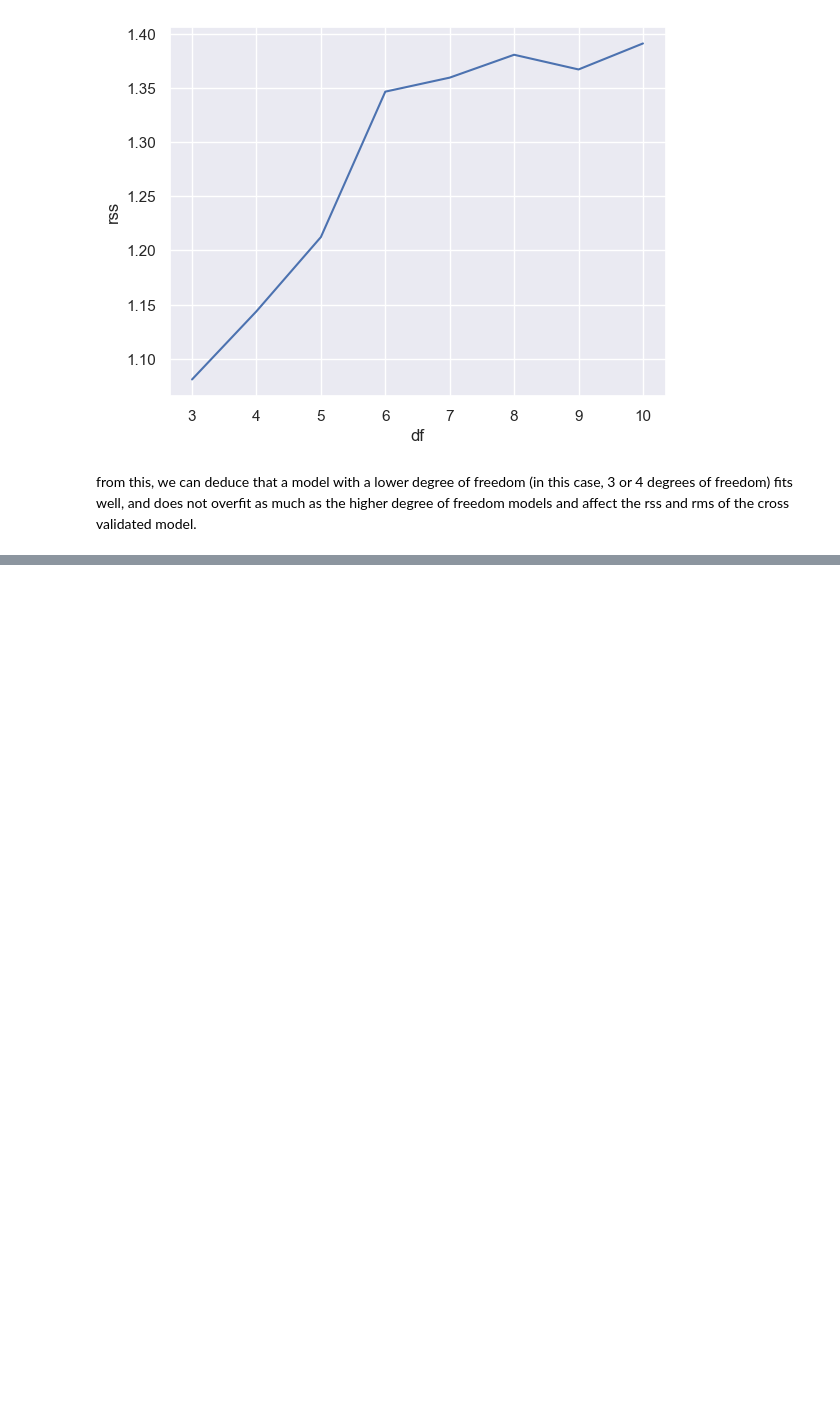
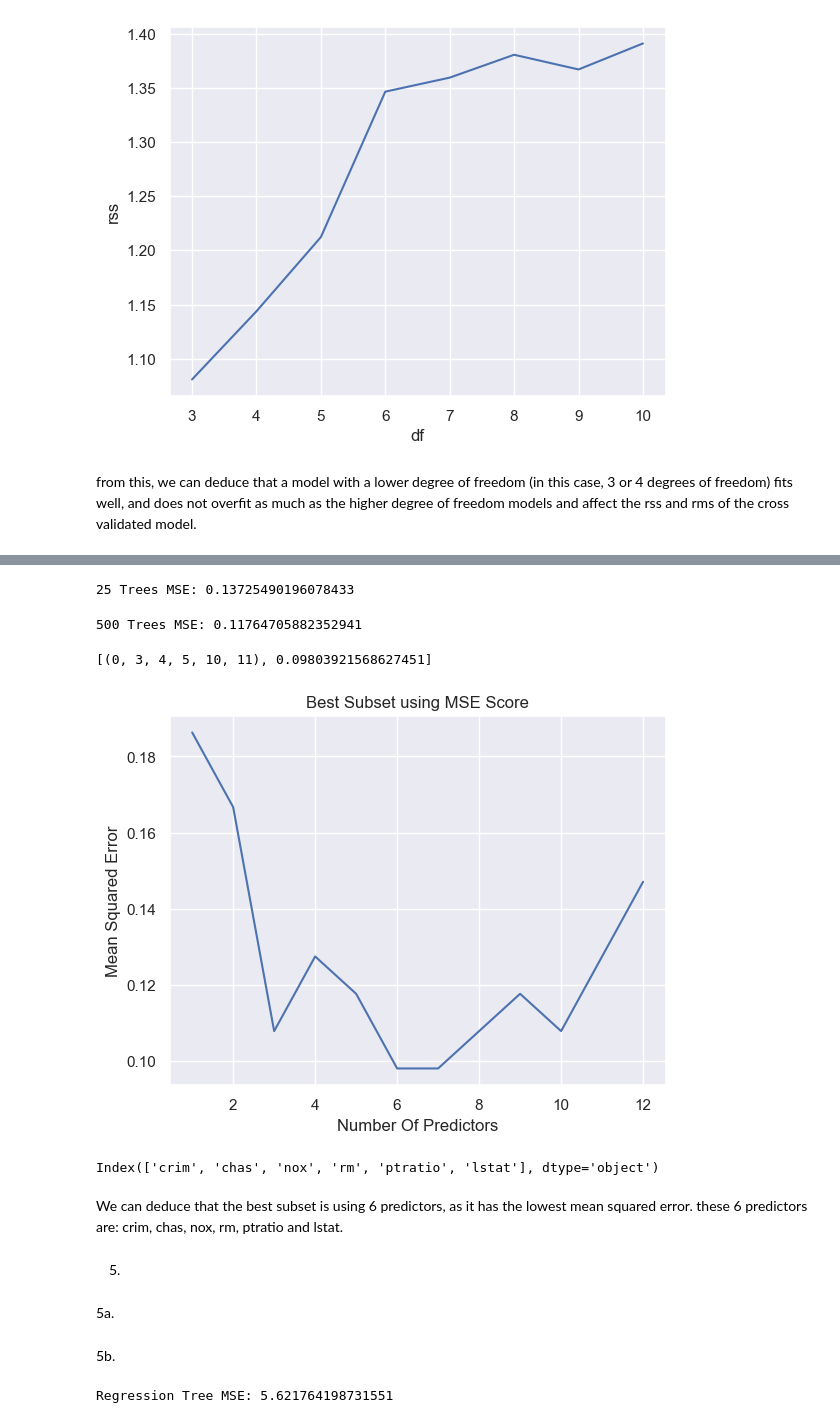
Before and after one commit to bhnord/CS4342, a Jupyter notebook: Assignment 5 Code/Assignment5.ipynb, the cells around one changed output, grey strips where cells are left out. Drawn from its saved outputs; the diff is of its cells as text; code cells hidden in the pictures; blank space fills up the shorter version.

```diff
--- a/Assignment 5 Code/Assignment5.ipynb
+++ b/Assignment 5 Code/Assignment5.ipynb
@@ -585,0 +620,25 @@ from this, we can deduce that a model with a lower degree of freedom (in this ca
+# %%
+# separate predictors and response variables
+x = boston.drop(['medv'], axis=1)
+x = x.drop(['medv1'], axis=1)
+y = boston.medv1
+
+x_train, x_test, y_train, y_test = train_test_split(x, y, test_size=0.20)
+
+# 25 Trees
+clf = RandomForestClassifier(random_state=5 ,n_estimators = 25).fit(x_train, y_train)
+y_pred = clf.predict(x_test)
+
+# mean squared error
+print("25 Trees MSE:", mean_squared_error(y_test, y_pred))
+# %% [output]
+25 Trees MSE: 0.13725490196078433
+# %%
+# can use the same split data from before to see how it compares, now with 500 trees
+clf = RandomForestClassifier(random_state=5, n_estimators=500).fit(x_train, y_train)
+y_pred = clf.predict(x_test)
+
+# mean squared error
+print("500 Trees MSE:", mean_squared_error(y_test, y_pred))
+# %% [output]
+500 Trees MSE: 0.11764705882352941
@@ -585,0 +671,39 @@ from this, we can deduce that a model with a lower degree of freedom (in this ca
+# %%
+def calc_best_score(estimator, x_train, y_train, best_size_subset, stepwise=False):
+    best_score = np.inf
+
+    best_subset = None
+    list_scores = []
+    for subset in best_size_subset:
+        predictions = estimator.fit(x_train.iloc[:, list(subset)], y_train).predict(x_test.iloc[:, list(subset)])
+        score = mean_squared_error(y_test, predictions)
+
+        if score < best_score:
+            best_score, best_subset = score, subset
+
+        list_scores.append(score)
+    return best_subset, best_score, list_scores
+
+clf = RandomForestClassifier(random_state=5, n_estimators=30, bootstrap=True, oob_score=True)
+
+best_subset, best_score, list_scores = calc_best_score(clf, x_train, y_train, best_size_subset)
+
+plt.plot(np.arange(1, x.shape[1]+1), list_scores)
+plt.ylabel("Mean Squared Error")
+plt.xlabel("Number Of Predictors")
+plt.title("Best Subset using MSE Score")
+
+print([best_subset, best_score])
+# %% [output]
+[(0, 3, 4, 5, 10, 11), 0.09803921568627451]
+[figure, added]
+# %%
+print(x.columns[list(best_subset)])
+# %% [output]
+Index(['crim', 'chas', 'nox', 'rm', 'ptratio', 'lstat'], dtype='object')
+# %% [markdown]
+We can deduce that the best subset is using 6 predictors, as it has the lowest mean squared error. these 6 predictors are: crim, chas, nox, rm, ptratio and lstat.
+# %% [markdown]
+5.
+# %% [markdown]
+5a.
@@ -585,0 +720,14 @@ from this, we can deduce that a model with a lower degree of freedom (in this ca
+# %% [markdown]
+5b.
+# %%
+clf = DecisionTreeRegressor(max_depth=2)
+
+X_train, X_test, y_train, y_test = train_test_split(
+     X, y, test_size=0.5, random_state=5)
+
+model = clf.fit(X_train, y_train)
+
+predictions = model.predict(X_test)
+print('Regression Tree MSE:',mean_squared_error(y_test, predictions))
+# %% [output]
+Regression Tree MSE: 5.621764198731551
```
Also changed, not shown: parts of 32 cells of this notebook, 2 other files.
